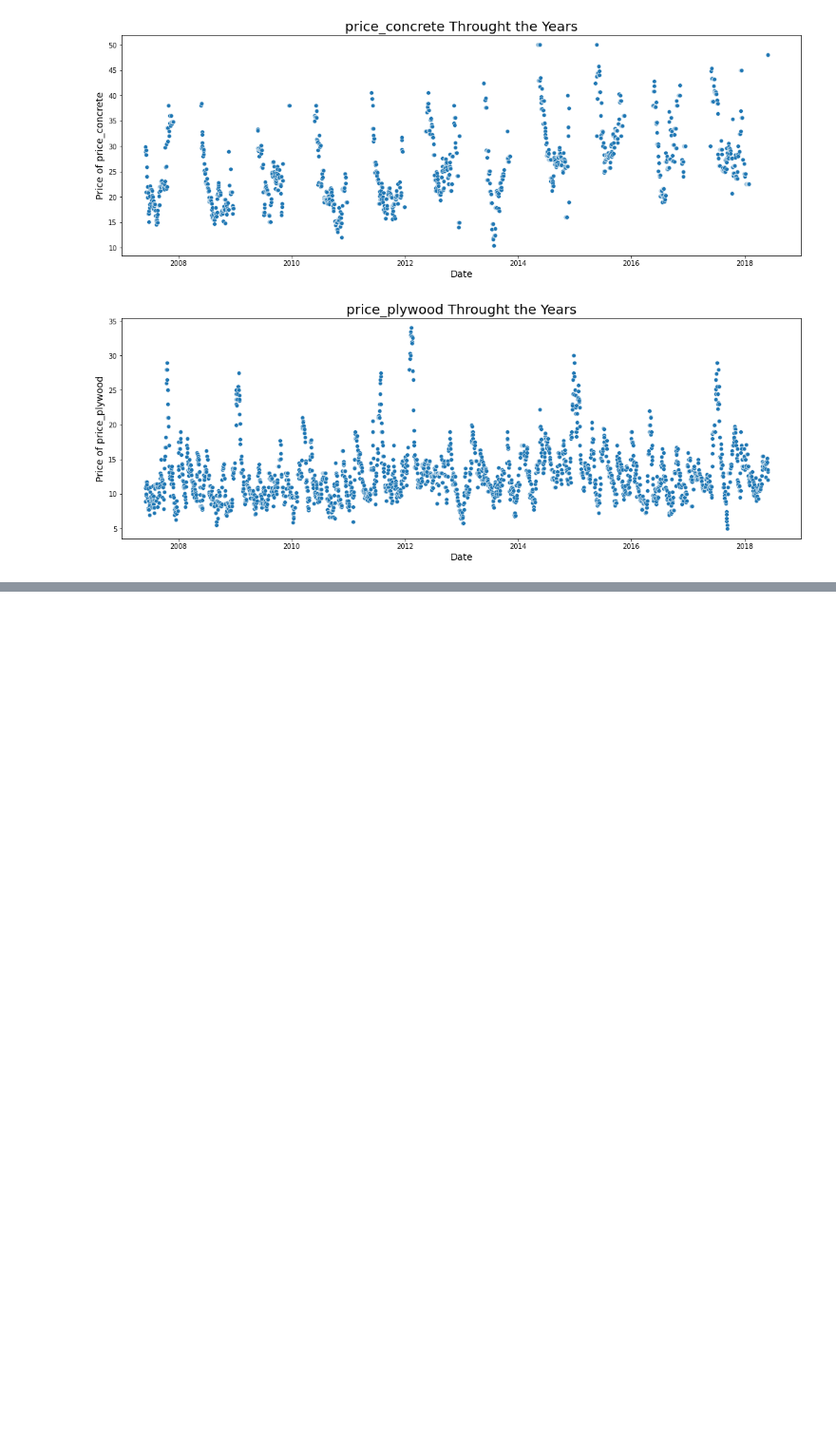
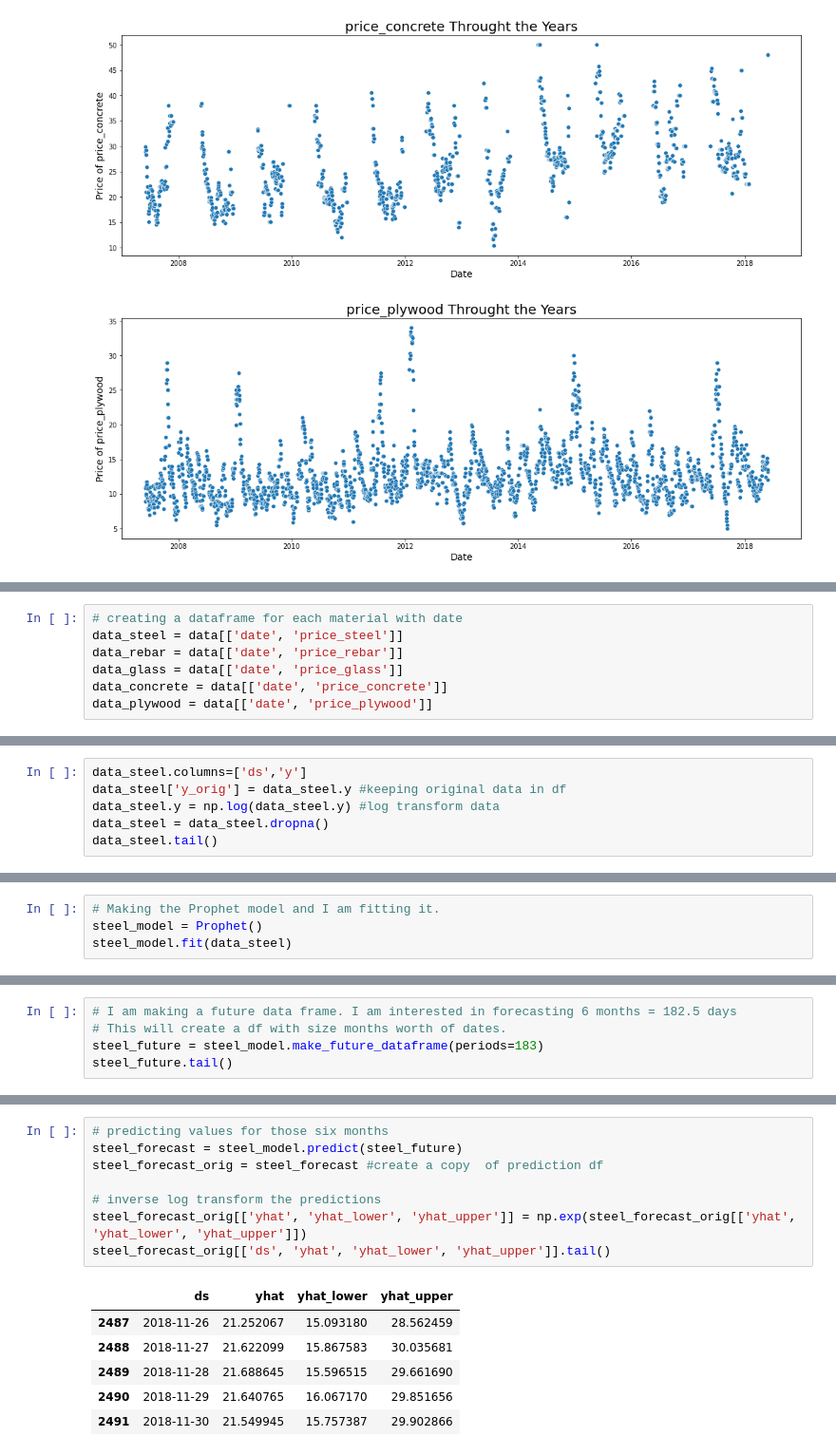
Before and after one commit to BlitzenPrancer/Core-Construction-Material-Cost-Forecasting-Project, a Jupyter notebook: Core_Construction_Material_Cost_Forecasting_Project.ipynb, the cells around one changed output, grey strips where cells are left out. Shown at 95% size. Cells and saved outputs as stored; diff of their text form; blank space fills up the shorter version.

Commit message:
made the prophet model and fitted it

```diff
--- a/Core_Construction_Material_Cost_Forecasting_Project.ipynb
+++ b/Core_Construction_Material_Cost_Forecasting_Project.ipynb
@@ -97,0 +100,7 @@ for col in features.columns:
+# %%
+# creating a dataframe for each material with date
+data_steel = data[['date', 'price_steel']]
+data_rebar = data[['date', 'price_rebar']]
+data_glass = data[['date', 'price_glass']]
+data_concrete = data[['date', 'price_concrete']]
+data_plywood = data[['date', 'price_plywood']]
@@ -97,0 +126,6 @@ for col in features.columns:
+# %%
+data_steel.columns=['ds','y']
+data_steel['y_orig'] = data_steel.y #keeping original data in df
+data_steel.y = np.log(data_steel.y) #log transform data
+data_steel = data_steel.dropna()
+data_steel.tail()
@@ -97,0 +139,4 @@ for col in features.columns:
+# %%
+# Making the Prophet model and I am fitting it.
+steel_model = Prophet()
+steel_model.fit(data_steel)
@@ -97,0 +146,5 @@ for col in features.columns:
+# %%
+# I am making a future data frame. I am interested in forecasting 6 months = 182.5 days
+# This will create a df with size months worth of dates.
+steel_future = steel_model.make_future_dataframe(periods=183)
+steel_future.tail()
@@ -97,0 +158,15 @@ for col in features.columns:
+# %%
+# predicting values for those six months
+steel_forecast = steel_model.predict(steel_future)
+steel_forecast_orig = steel_forecast #create a copy  of prediction df
+
+# inverse log transform the predictions
+steel_forecast_orig[['yhat', 'yhat_lower', 'yhat_upper']] = np.exp(steel_forecast_orig[['yhat', 'yhat_lower', 'yhat_upper']])
+steel_forecast_orig[['ds', 'yhat', 'yhat_lower', 'yhat_upper']].tail()
+# %% [output]
+|  | ds | yhat | yhat_lower | yhat_upper |
+| 2487 | 2018-11-26 | 21.252067 | 15.093180 | 28.562459 |
+| 2488 | 2018-11-27 | 21.622099 | 15.867583 | 30.035681 |
+| 2489 | 2018-11-28 | 21.688645 | 15.596515 | 29.661690 |
+| 2490 | 2018-11-29 | 21.640765 | 16.067170 | 29.851656 |
+| 2491 | 2018-11-30 | 21.549945 | 15.757387 | 29.902866 |
```
Also changed, not shown: parts of 7 cells of this notebook.
